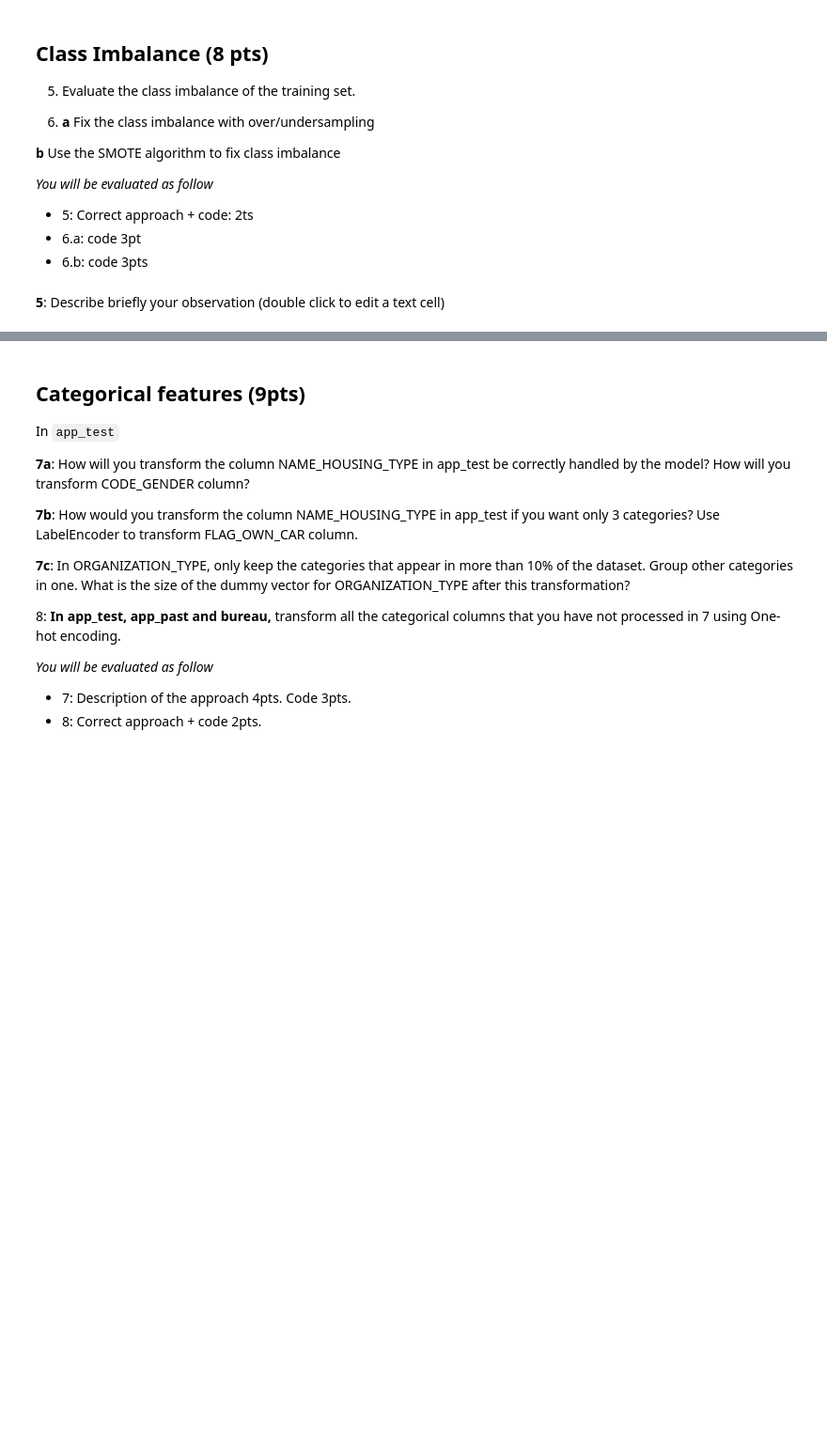
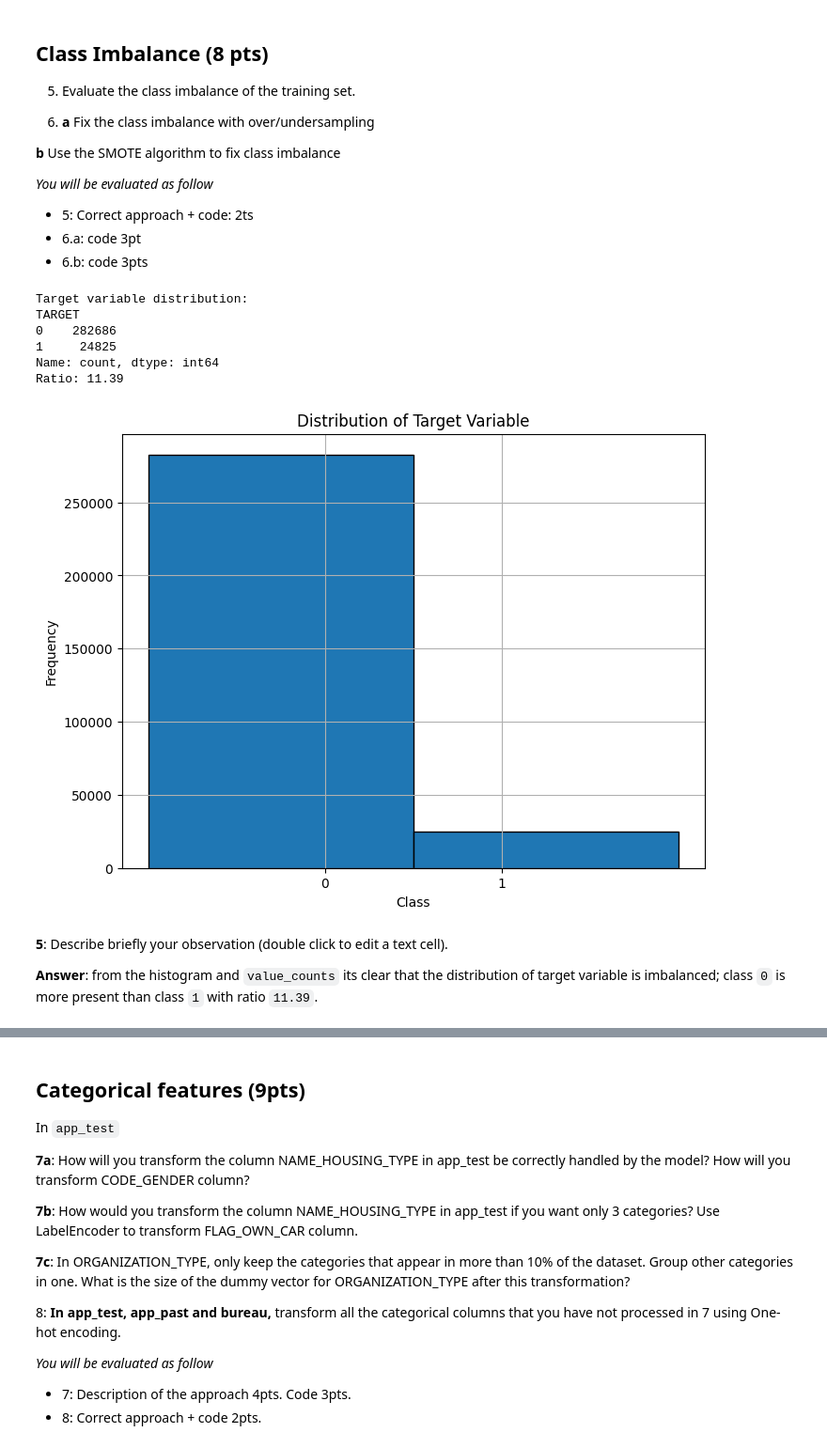
Before and after one commit to ztsv-av/applied-ml-mids-2024, a Jupyter notebook: Project_Part_1.ipynb, the cells around one changed output, grey strips where cells are left out. Shown: that part at 94% size. Cells and saved outputs as stored; diff of their text form; code cells hidden in the pictures; blank space fills up the shorter version.

```diff
--- a/Project_Part_1.ipynb
+++ b/Project_Part_1.ipynb
@@ -247,5 +246,31 @@ FLOORSMAX_MODE 25
+# %%
+target_col = "TARGET"
+target_data = app_train[target_col]
+# 5 - value counts
+print(f"Target variable distribution:\n"
+      f"{target_data.value_counts()}\n"
+      f"Ratio: {round(target_data.value_counts()[0]/target_data.value_counts()[1], 2)}")
+# 5 - histograms
+plt.figure(figsize=(8, 6))
+plt.hist(target_data, bins=2, edgecolor='black', range=(-1, 2))
+plt.title('Distribution of Target Variable')
+plt.xlabel('Class')
+plt.ylabel('Frequency')
+plt.xticks([0, 1])
+plt.grid(True)
+plt.show()
+# %% [output]
+Target variable distribution:
+TARGET
+0    282686
+1     24825
+Name: count, dtype: int64
+Ratio: 11.39
+[figure, added]
 # %% [markdown]
-**5**: Describe briefly your observation (double click to edit a text cell)
+**5**: Describe briefly your observation (double click to edit a text cell).
+
+**Answer**: from the histogram and `value_counts` its clear that the distribution of target variable is imbalanced; class `0` is more present than class `1` with ratio `11.39`.
 # %%
 # copy your current dataframe with its .copy() method. You should always use the copy() method if you want to keep the original dataframe untouched when you modify
 # this is a very common bug, so please read  https://www.statology.org/pandas-copy-dataframe/
```
Also changed, not shown: parts of 6 cells of this notebook.
